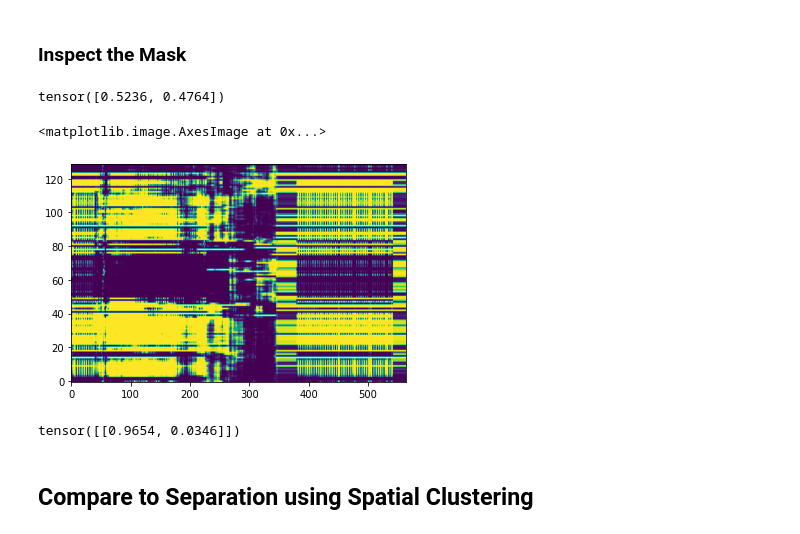
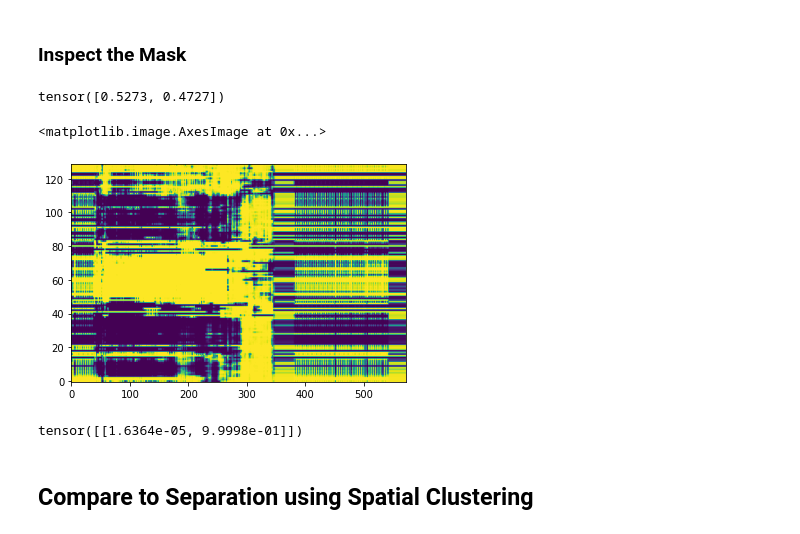
Before and after one commit to pseeth/otoworld, a Jupyter notebook: rl-audition/notebooks/evaluation.ipynb, the cells around one changed output. Saved outputs shown, nothing was run; the diff lists cells and outputs as text; code cells hidden in the pictures.

```diff
--- a/rl-audition/notebooks/evaluation.ipynb
+++ b/rl-audition/notebooks/evaluation.ipynb
@@ -15,7 +15,7 @@ warnings.filterwarnings("ignore")
 ### Listen to room (the state) at beginning of episode
 # %%
 # new0-1 is new state in episode 0, step 1
-room_sound_path = '../data/new_states/new0-1.wav'
+room_sound_path = '../data/new_states/new2-1.wav'
 room_sound = nussl.AudioSignal(room_sound_path)
 room_sound.embed_audio(display=False)
 # %% [output]
@@ -28,3 +25,14 @@ model_path = '../models/test-exp-5-50eps_test_simp_env_validation-2/sp_ep48.pt'
+# %%
+# 12 and 15 seem to be best
+model_path = '../models/test-exp-5-50eps_test_simp_env_validation/sp_ep12.pt'
+
+# around 15 or 30 seems to be best rn
+# model_path = '../models/test-exp-5-50eps_test_simp_env_validation-2/sp_ep30.pt'
+
+#model_path = '../models/test-exp-5-50eps_test_simp_env_validation-3/sp_ep38.pt'
+
+# final run: ep 10 is not bad
+#model_path = '../models/exp5-200eps-final-run/sp_ep10.pt'
 # %% [markdown]
 Then put the mix through the model to hear the result.
 # %%
@@ -115,18 +139,18 @@ otoworld_estimates['Source 1'].embed_audio()
 # %%
 separator.model_output['mask'].mean(dim=[0, 1, 2, 3])
 # %% [output]
-tensor([0.5236, 0.4764])
+tensor([0.5273, 0.4727])
 # %%
 # spectrogram is multiplied by the mask to separate sources
-plt.imshow(separator.model_output['mask'][0, ..., 0, 1].cpu().data.numpy().T,
+plt.imshow(separator.model_output['mask'][0, ..., 0, 0].cpu().data.numpy().T,
            origin='lower', aspect='auto', vmin=0.0, vmax=1.0)
 # %% [output]
 <matplotlib.image.AxesImage at 0x...>
-[figure, old version]
+[figure, new version]
 # %%
 separator.model_output['mask'][0, 0, 0]
 # %% [output]
-tensor([[0.9654, 0.0346]])
+tensor([[1.6364e-05, 9.9998e-01]])
 # %% [markdown]
 ## Compare to Separation using Spatial Clustering
 # %%
```
Also changed, not shown: parts of 30 cells of this notebook, 4 other files.
